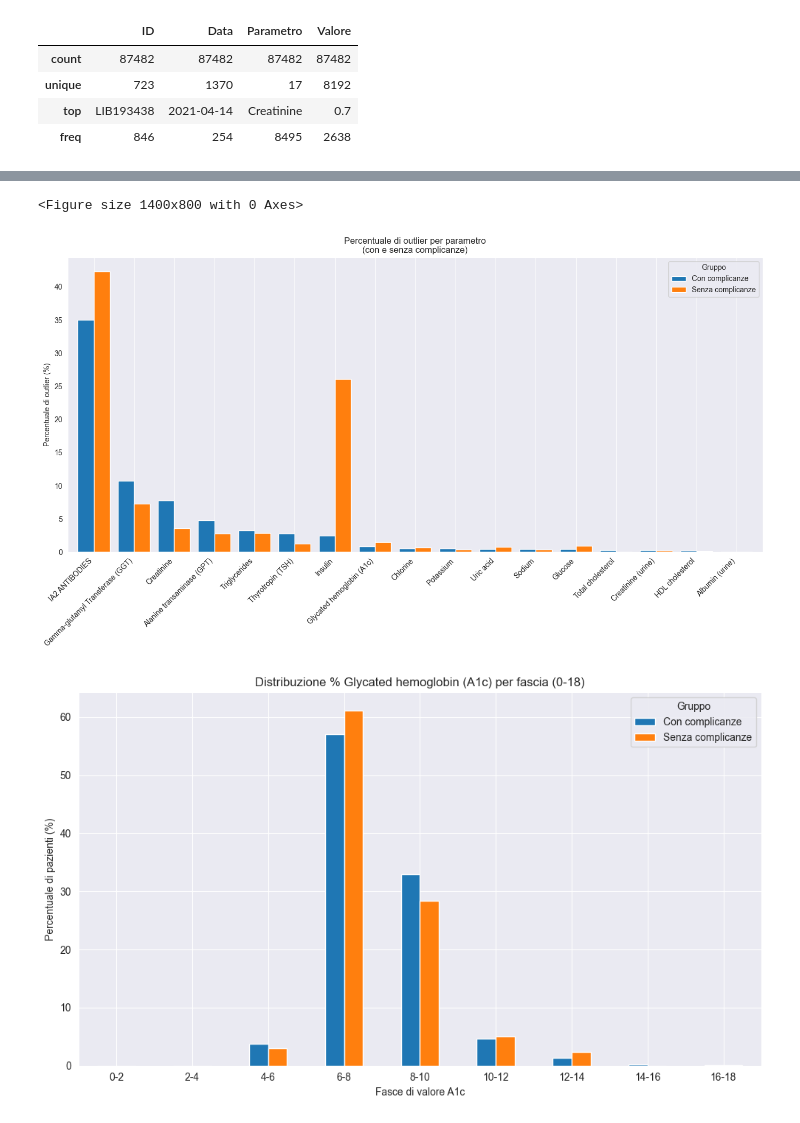
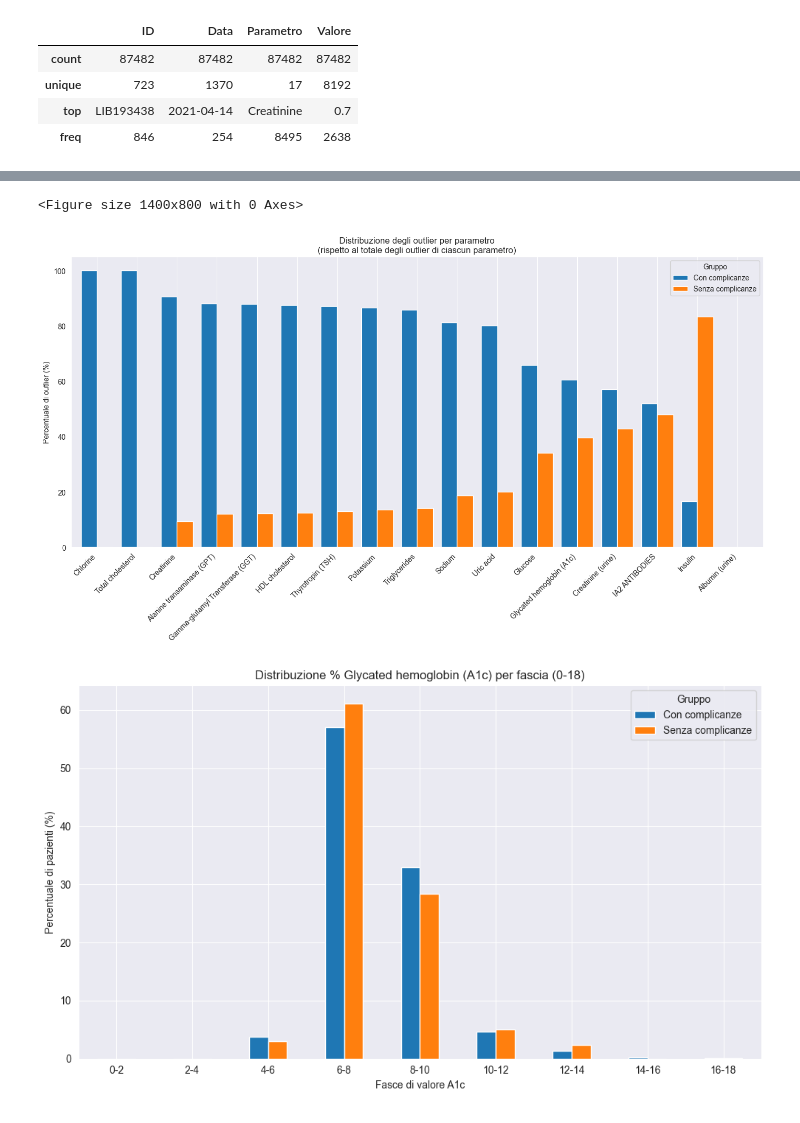
Before and after one commit to MatteoAv/AnalisiDatasetDiabete, a Jupyter notebook: Parametri_Biochimici.ipynb, the cells around one changed output, grey strips where cells are left out. Saved outputs shown, nothing was run; the diff lists cells and outputs as text; code cells hidden in the pictures.

Commit message:
Analisi outliers parametri biochimici

```diff
--- a/Parametri_Biochimici.ipynb
+++ b/Parametri_Biochimici.ipynb
@@ -183,37 +222,59 @@ tabella_senza
 # %%
-def calcola_percentuali_outlier(df, etichetta):
-    percentuali = {}
-    for parametro, gruppo in df.groupby("Parametro"):
-        valori = pd.to_numeric(gruppo["Valore"], errors="coerce").dropna()
-        if len(valori) > 0:
-            z_scores = modified_z_score(valori)
-            outliers = np.abs(z_scores) > 5
-            percentuali[parametro] = 100 * outliers.sum() / len(valori)
-        else:
-            percentuali[parametro] = 0.0
-    return pd.Series(percentuali, name=etichetta)
+def calcola_percentuali_outlier_rispetto_al_totale(df_completo, df_con, df_senza):
+    percentuali_con = {}
+    percentuali_senza = {}
 
-# Calcola le percentuali di outlier per ciascun gruppo
-percentuali_con = calcola_percentuali_outlier(df_con_complicanze, "Con complicanze")
-percentuali_senza = calcola_percentuali_outlier(df_senza_complicanze, "Senza complicanze")
+    for parametro, gruppo_completo in df_completo.groupby("Parametro"):
+        valori_completi = pd.to_numeric(gruppo_completo["Valore"], errors="coerce").dropna()
+        if len(valori_completi) == 0:
+            percentuali_con[parametro] = 0.0
+            percentuali_senza[parametro] = 0.0
+            continue
 
-# Combina i risultati in un unico DataFrame
+        z_scores = modified_z_score(valori_completi)
+        outlier_mask = np.abs(z_scores) > 5
+        outliers_parametro = gruppo_completo[outlier_mask]
+
+        totale_outliers = len(outliers_parametro)
+        if totale_outliers == 0:
+            percentuali_con[parametro] = 0.0
+            percentuali_senza[parametro] = 0.0
+            continue
+
+        # Conta quanti outlier per quel parametro ci sono in ciascun gruppo
+        outliers_con = outliers_parametro[outliers_parametro.index.isin(df_con.index)]
+        outliers_senza = outliers_parametro[outliers_parametro.index.isin(df_senza.index)]
+
+        percentuali_con[parametro] = 100 * len(outliers_con) / totale_outliers
+        percentuali_senza[parametro] = 100 * len(outliers_senza) / totale_outliers
+
+    return (
+        pd.Series(percentuali_con, name="Con complicanze"),
+        pd.Series(percentuali_senza, name="Senza complicanze")
+    )
+
+# Calcola percentuali rispetto al totale di outlier per ogni parametro
+percentuali_con, percentuali_senza = calcola_percentuali_outlier_rispetto_al_totale(
+    df1, df_con_complicanze, df_senza_complicanze
+)
+
+# Combina i risultati
 df_outliers = pd.concat([percentuali_con, percentuali_senza], axis=1).fillna(0)
 df_outliers = df_outliers.sort_values(by="Con complicanze", ascending=False)
 
 # Plot
 plt.figure(figsize=(14, 8))
 df_outliers.plot(kind="bar", figsize=(14, 8), width=0.8)
 plt.ylabel("Percentuale di outlier (%)")
-plt.title("Percentuale di outlier per parametro\n(con e senza complicanze)")
+plt.title("Distribuzione degli outlier per parametro\n(rispetto al totale degli outlier di ciascun parametro)")
 plt.xticks(rotation=45, ha='right')
 plt.grid(axis='y')
 plt.tight_layout()
 plt.legend(title="Gruppo")
 plt.show()
 # %% [output]
 <Figure size 1400x800 with 0 Axes>
-[figure, old version]
+[figure, new version]
 # %%
 import matplotlib.pyplot as plt
 import numpy as np
```
Also changed, not shown: parts of 4 cells of this notebook, 1 other file.
